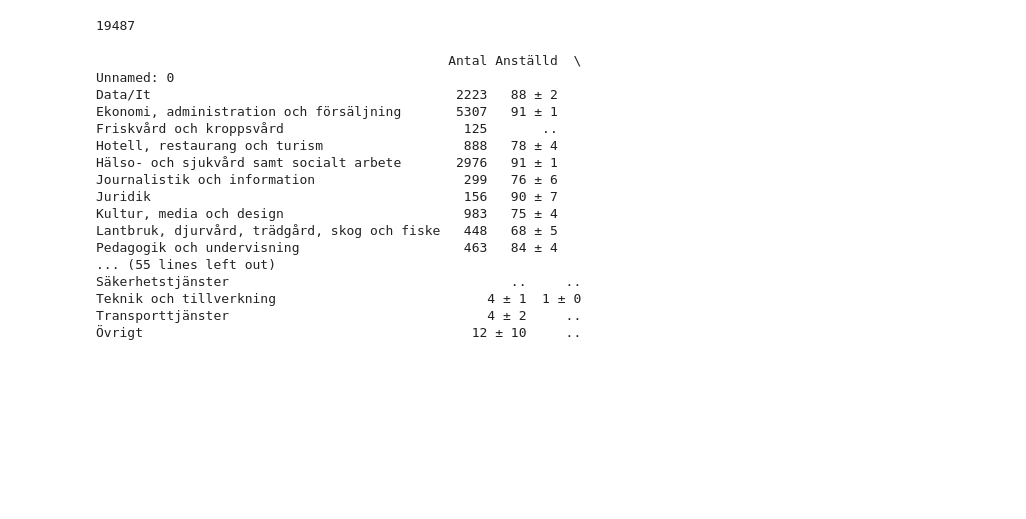
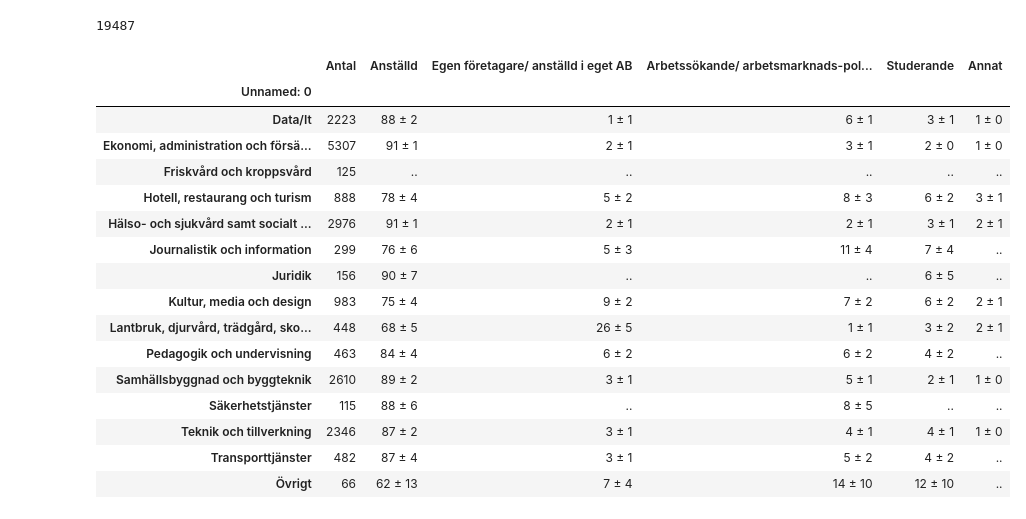
Before and after one commit to AlejandroHiroshima/Data_visualisation_grupp8, a Jupyter notebook: explorations/eda_alexander.ipynb, the cells around one changed output. Saved outputs shown, nothing was run; the diff lists cells and outputs as text; code cells hidden in the pictures; blank space fills up the shorter version.

```diff
--- a/explorations/eda_alexander.ipynb
+++ b/explorations/eda_alexander.ipynb
@@ -82,32 +82,31 @@ total
 # %% [output]
 19487
 # %%
-
 utbildningsomrade = df_after.index[17:32]
 df_after_clean = df_after.loc[utbildningsomrade]
 
 utbildningsomrade_before = df_before.index[17:32]
 df_before_clean = df_before.loc[utbildningsomrade_before]
 
-print(df_after_clean)
+df_after_clean
 # %% [output]
-                                             Antal Anställd  \
-Unnamed: 0
-Data/It                                       2223   88 ± 2
-Ekonomi, administration och försäljning       5307   91 ± 1
-Friskvård och kroppsvård                       125       ..
-Hotell, restaurang och turism                  888   78 ± 4
-Hälso- och sjukvård samt socialt arbete       2976   91 ± 1
-Journalistik och information                   299   76 ± 6
-Juridik                                        156   90 ± 7
-Kultur, media och design                       983   75 ± 4
-Lantbruk, djurvård, trädgård, skog och fiske   448   68 ± 5
-Pedagogik och undervisning                     463   84 ± 4
-... (55 lines left out)
-Säkerhetstjänster                                    ..     ..
-Teknik och tillverkning                           4 ± 1  1 ± 0
-Transporttjänster                                 4 ± 2     ..
-Övrigt                                          12 ± 10     ..
+|  | Antal | Anställd | Egen företagare/ anställd i eget AB | Arbetssökande/ arbetsmarknads-pol... | Studerande | Annat |
+| Unnamed: 0 |  |  |  |  |  |  |
+| Data/It | 2223 | 88 ± 2 | 1 ± 1 | 6 ± 1 | 3 ± 1 | 1 ± 0 |
+| Ekonomi, administration och försä... | 5307 | 91 ± 1 | 2 ± 1 | 3 ± 1 | 2 ± 0 | 1 ± 0 |
+| Friskvård och kroppsvård | 125 | .. | .. | .. | .. | .. |
+| Hotell, restaurang och turism | 888 | 78 ± 4 | 5 ± 2 | 8 ± 3 | 6 ± 2 | 3 ± 1 |
+| Hälso- och sjukvård samt socialt ... | 2976 | 91 ± 1 | 2 ± 1 | 2 ± 1 | 3 ± 1 | 2 ± 1 |
+| Journalistik och information | 299 | 76 ± 6 | 5 ± 3 | 11 ± 4 | 7 ± 4 | .. |
+| Juridik | 156 | 90 ± 7 | .. | .. | 6 ± 5 | .. |
+| Kultur, media och design | 983 | 75 ± 4 | 9 ± 2 | 7 ± 2 | 6 ± 2 | 2 ± 1 |
+| Lantbruk, djurvård, trädgård, sko... | 448 | 68 ± 5 | 26 ± 5 | 1 ± 1 | 3 ± 2 | 2 ± 1 |
+| Pedagogik och undervisning | 463 | 84 ± 4 | 6 ± 2 | 6 ± 2 | 4 ± 2 | .. |
+| Samhällsbyggnad och byggteknik | 2610 | 89 ± 2 | 3 ± 1 | 5 ± 1 | 2 ± 1 | 1 ± 0 |
+| Säkerhetstjänster | 115 | 88 ± 6 | .. | 8 ± 5 | .. | .. |
+| Teknik och tillverkning | 2346 | 87 ± 2 | 3 ± 1 | 4 ± 1 | 4 ± 1 | 1 ± 0 |
+| Transporttjänster | 482 | 87 ± 4 | 3 ± 1 | 5 ± 2 | 4 ± 2 | .. |
+| Övrigt | 66 | 62 ± 13 | 7 ± 4 | 14 ± 10 | 12 ± 10 | .. |
 # %%
 import plotly.graph_objects as go
 
```
Also changed, not shown: parts of 3 cells of this notebook, 2 other files.
